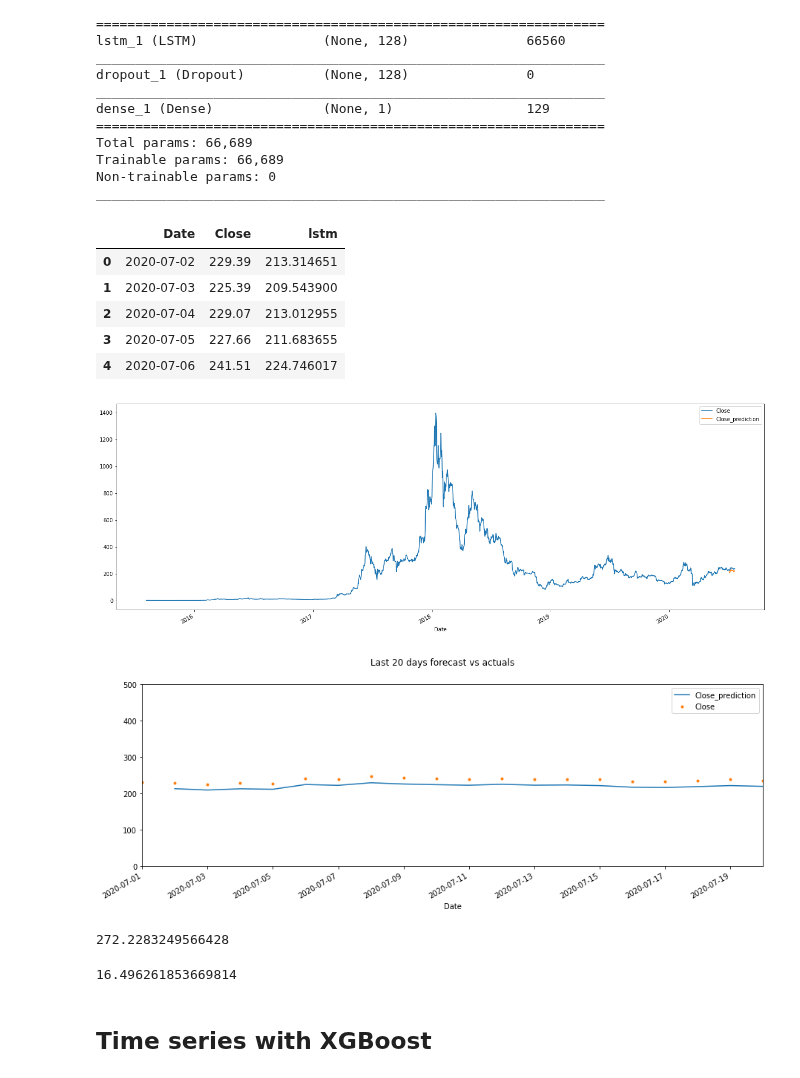
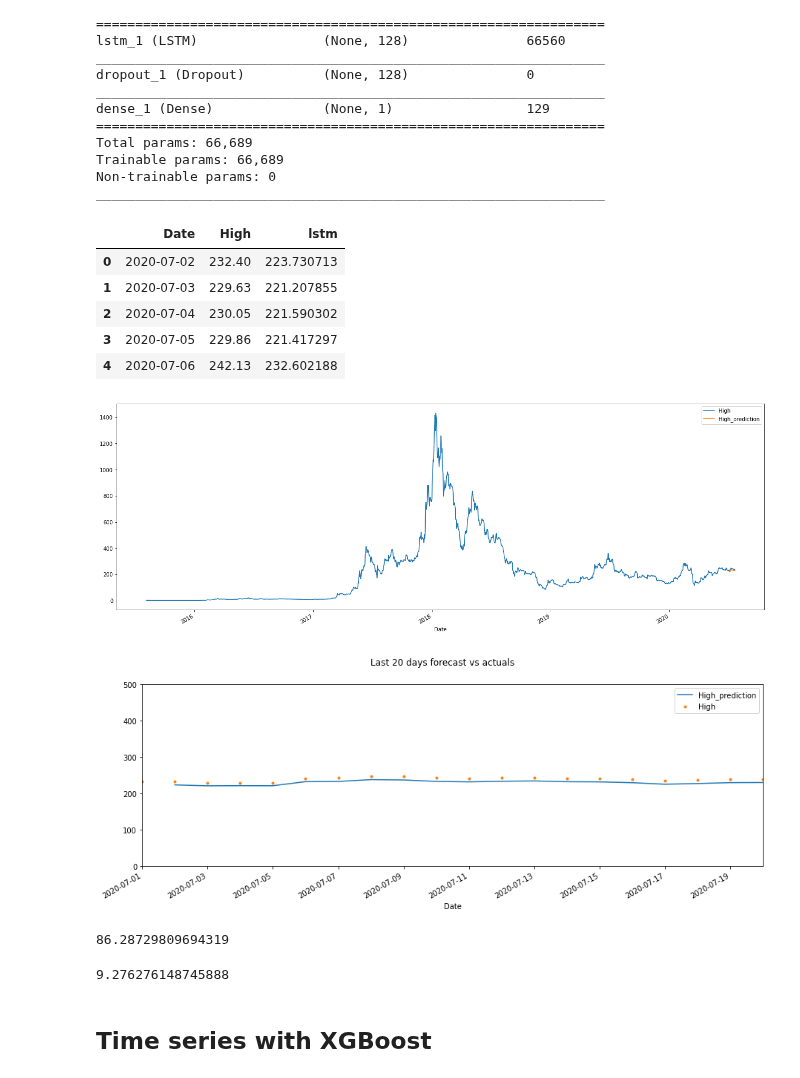
Before and after one commit to juan-ivan-NV/Btc_trading, a Jupyter notebook: time_series/ETH_tests.ipynb, the cells around one changed output. Cells and saved outputs as stored; diff of their text form; code cells hidden in the pictures.

```diff
--- a/time_series/ETH_tests.ipynb
+++ b/time_series/ETH_tests.ipynb
@@ -251,3 +253,15 @@ py.plotly.iplot(fig, filename = "Time Series with Rangeslider")
+# %%
+def prepare_data(file):
+  dateparse = lambda x: pd.datetime.strptime(x, '%b %d, %Y').strftime('%Y-%m-%d')
+  data  = pd.read_csv(file, parse_dates=[0], date_parser=dateparse)
+  columns = ['Open','High','Low','Close','Volume','Market Cap']
+  num_data = obj_to_num(data,columns)
+  data['Date'] = data['Date'].dt.tz_localize(None)
+  data = data.groupby([pd.Grouper(key='Date', freq='H')]).first().reset_index()
+  data = data.set_index('Date')
+  data = data[['High']]
+  data.dropna(subset=['High'], inplace=True)
+  return data
 # %% [markdown]
 ## First time series LSTM
 # %% [markdown]
@@ -274,0 +269,4 @@ The pandas.datetime class is deprecated and will be removed from pandas in a fut
+# %%
+file = 'full_data_eth_20072020.csv'
+data = prepare_data(file)
+data.head()
@@ -339,47 +346,45 @@ inputs = np.reshape(inputs, (len(inputs), 1, 1))
 predicted_ETH_price = model.predict(inputs)
 predicted_ETH_price = sc.inverse_transform(predicted_ETH_price)
 # %%
-data_test['Close_prediction'] = predicted_ETH_price
+data_test['High_prediction'] = predicted_ETH_price
 data_all = pd.concat([data_test, data_train], sort=False)
 # %%
 final_data = data_all
 final_data = final_data.reset_index()
-final_data = final_data.rename(columns={'Close_prediction': 'lstm'})  #Rename Close_pred as lstm
-final_data = final_data[['Date','Close','lstm']]
+final_data = final_data.rename(columns={'High_prediction': 'lstm'})  #Rename Close_pred as lstm
+final_data = final_data[['Date','High','lstm']]
 final_data.head()
 # %% [output]
-|  | Date | Close | lstm |
-| 0 | 2020-07-02 | 229.39 | 213.314651 |
-| 1 | 2020-07-03 | 225.39 | 209.543900 |
-| 2 | 2020-07-04 | 229.07 | 213.012955 |
-| 3 | 2020-07-05 | 227.66 | 211.683655 |
-| 4 | 2020-07-06 | 241.51 | 224.746017 |
+|  | Date | High | lstm |
+| 0 | 2020-07-02 | 232.40 | 223.730713 |
+| 1 | 2020-07-03 | 229.63 | 221.207855 |
+| 2 | 2020-07-04 | 230.05 | 221.590302 |
+| 3 | 2020-07-05 | 229.86 | 221.417297 |
+| 4 | 2020-07-06 | 242.13 | 232.602188 |
 # %%
-_ = data_all[['Close','Close_prediction']].plot(figsize=(22, 8))
+_ = data_all[['High','High_prediction']].plot(figsize=(22, 8))
 # %% [output]
-[figure, old version]
+[figure, new version]
 # %%
 f, ax = plt.subplots(1)
 f.set_figheight(5)
 f.set_figwidth(15)
-_ = data_all[['Close_prediction','Close']].plot(ax=ax,
+_ = data_all[['High_prediction','High']].plot(ax=ax,
                                               style=['-','.'])
 ax.set_xbound(lower='07-01-2020', upper='07-20-2020')
 ax.set_ylim(0, 500)
 plot = plt.suptitle('Last 20 days forecast vs actuals')
 # %% [output]
-[figure, old version]
+[figure, new version]
 # %%
 from sklearn.metrics import mean_squared_error as mse, mean_absolute_error as mae
-mse(y_true=data_test['Close'],
-                   y_pred=data_test['Close_prediction'])
+mse(y_true=data_test['High'], y_pred=data_test['High_prediction'])
 # %% [output]
-272.2283249566428
+86.28729809694319
 # %%
-mae(y_true=data_test['Close'],
-                   y_pred=data_test['Close_prediction'])
+mae(y_true=data_test['High'], y_pred=data_test['High_prediction'])
 # %% [output]
-16.496261853669814
+9.276276148745888
 # %% [markdown]
 ## Time series with XGBoost
 # %%
```
Also changed, not shown: parts of 48 cells of this notebook.
